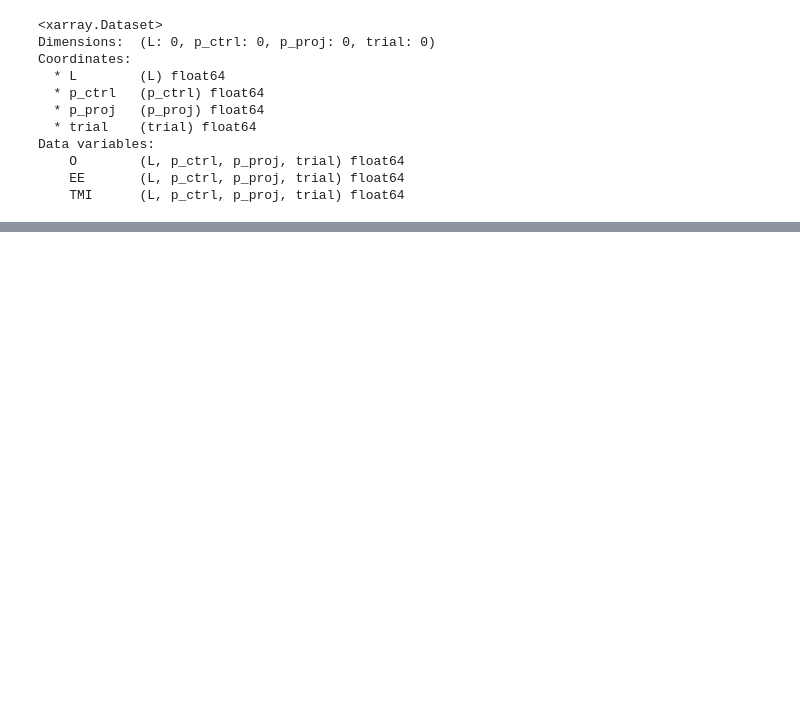
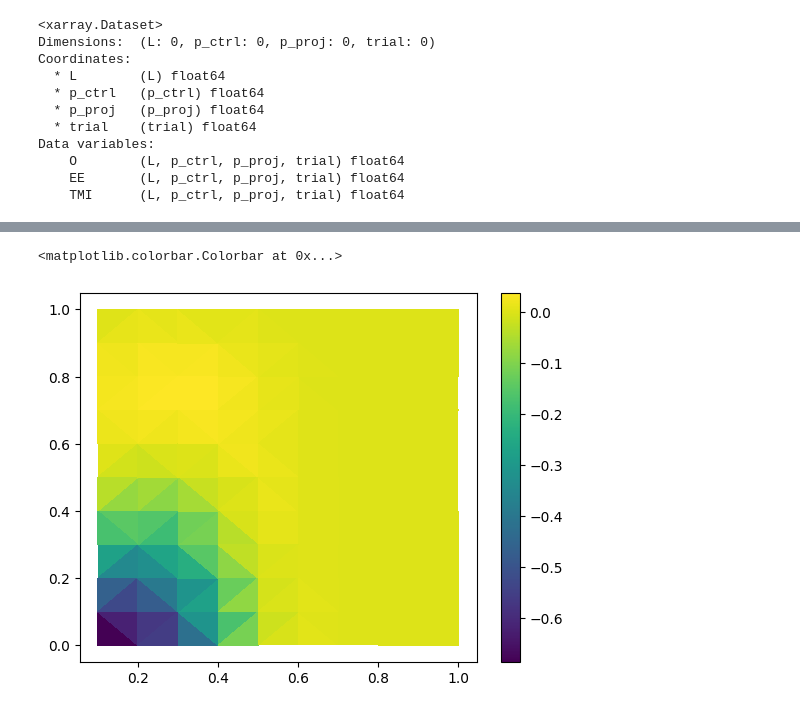
Before and after one commit to hainingpan/control_transition, a Jupyter notebook: combine.ipynb, the cells around one changed output, grey strips where cells are left out. Saved outputs shown, nothing was run; the diff lists cells and outputs as text; code cells hidden in the pictures; blank space fills up the shorter version.

```diff
--- a/combine.ipynb
+++ b/combine.ipynb
@@ -83,0 +307,3 @@ ds=add_new_data(ds,data)
+# %%
+dd_TMI=df.xs(key='TMI',level='Metrics').xs(key=10,level='L')['observations'].apply(lambda obs: sum(obs) / len(obs) if obs else None)
+# ax.plot(dd.index.get_level_values('p_ctrl'),dd,'.-',label=f'L={L}')
@@ -83,0 +315,6 @@ ds=add_new_data(ds,data)
+# %%
+plt.tripcolor(dd_TMI.index.get_level_values('p_ctrl'),dd_TMI.index.get_level_values('p_proj'),np.tanh(dd_TMI))
+plt.colorbar()
+# %% [output]
+<matplotlib.colorbar.Colorbar at 0x...>
+[figure, added]
```
Also changed, not shown: parts of 43 cells of this notebook.
